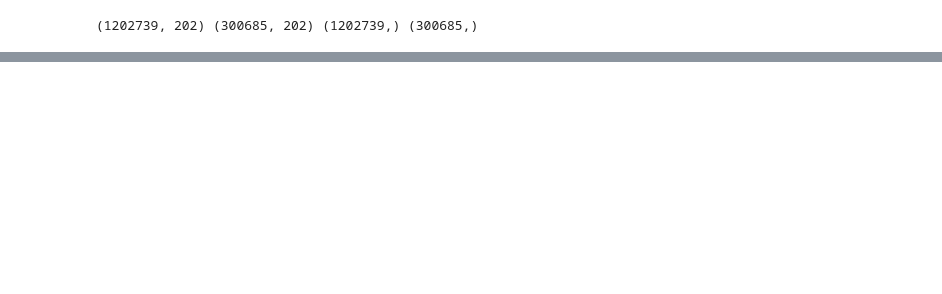
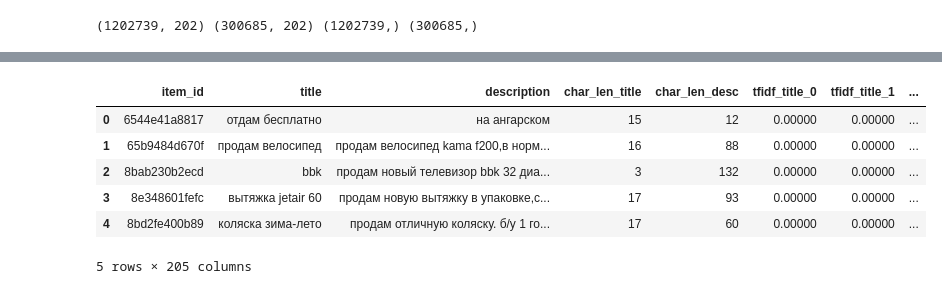
Before and after one commit to albalu/gdso-avito, a Jupyter notebook: title_description_analysis.ipynb, the cells around one changed output, grey strips where cells are left out. Cells and saved outputs as stored; diff of their text form; code cells hidden in the pictures; blank space fills up the shorter version.

```diff
--- a/title_description_analysis.ipynb
+++ b/title_description_analysis.ipynb
@@ -59,0 +133,8 @@ dtype('O')
+# %%
+def change_lowercase_title(data):
+    data["title"] = data["title"].str.lower()
+    return data
+
+def change_lowercase_desc(data):
+    data["description"] = data["description"].str.lower()
+    return data
@@ -102,0 +231,29 @@ train.head()
+# %%
+def process_data(data):
+
+    data = (
+        data
+        # Clean Data
+        .pipe(fix_missing_title)
+        .pipe(fix_missing_desc)
+        .pipe(change_lowercase_title)
+        .pipe(change_lowercase_desc)
+
+        # Transform data
+        .pipe(select_columns,
+              "item_id",
+              "title",
+              "description",
+              "deal_probability"
+             )
+        .pipe(add_char_len_title)
+        .pipe(add_char_len_desc)
+        .pipe(add_tfidf_title)
+        .pipe(add_tfidf_desc)
+    )
+
+    # Return predictors and response variables separately
+    X = data.drop(['deal_probability'], axis = 1)
+    y = data['deal_probability'] # all nan if not exist
+
+    return X, y
@@ -102,0 +269,2 @@ train.head()
+# %%
+X_test, y_test = process_data(test)
@@ -103,3 +273,6 @@ train.head()
+# %%
+X_train = X_train.drop(['item_id','title','description'],axis=1)
+X_test = X_test.drop(['item_id','title','description'],axis=1)
 # %%
 # split train and test dataset
 from sklearn.model_selection import train_test_split
@@ -162,3 +333,13 @@ Stopping. Best iteration:
+# %%
+X_test.head()
+# %% [output]
+|  | item_id | title | description | char_len_title | char_len_desc | tfidf_title_0 | tfidf_title_1 | ... |
+| 0 | 6544e41a8817 | отдам бесплатно | на ангарском | 15 | 12 | 0.00000 | 0.00000 | ... |
+| 1 | 65b9484d670f | продам велосипед | продам велосипед kama f200,в норм... | 16 | 88 | 0.00000 | 0.00000 | ... |
+| 2 | 8bab230b2ecd | bbk | продам новый телевизор bbk 32 диа... | 3 | 132 | 0.00000 | 0.00000 | ... |
+| 3 | 8e348601fefc | вытяжка jetair 60 | продам новую вытяжку в упаковке,с... | 17 | 93 | 0.00000 | 0.00000 | ... |
+| 4 | 8bd2fe400b89 | коляска зима-лето | продам отличную коляску. б/у 1 го... | 17 | 60 | 0.00000 | 0.00000 | ... |
+5 rows × 205 columns
 # %%
 # generate result for test dataset
 
```
Also changed, not shown: parts of 30 cells of this notebook.
